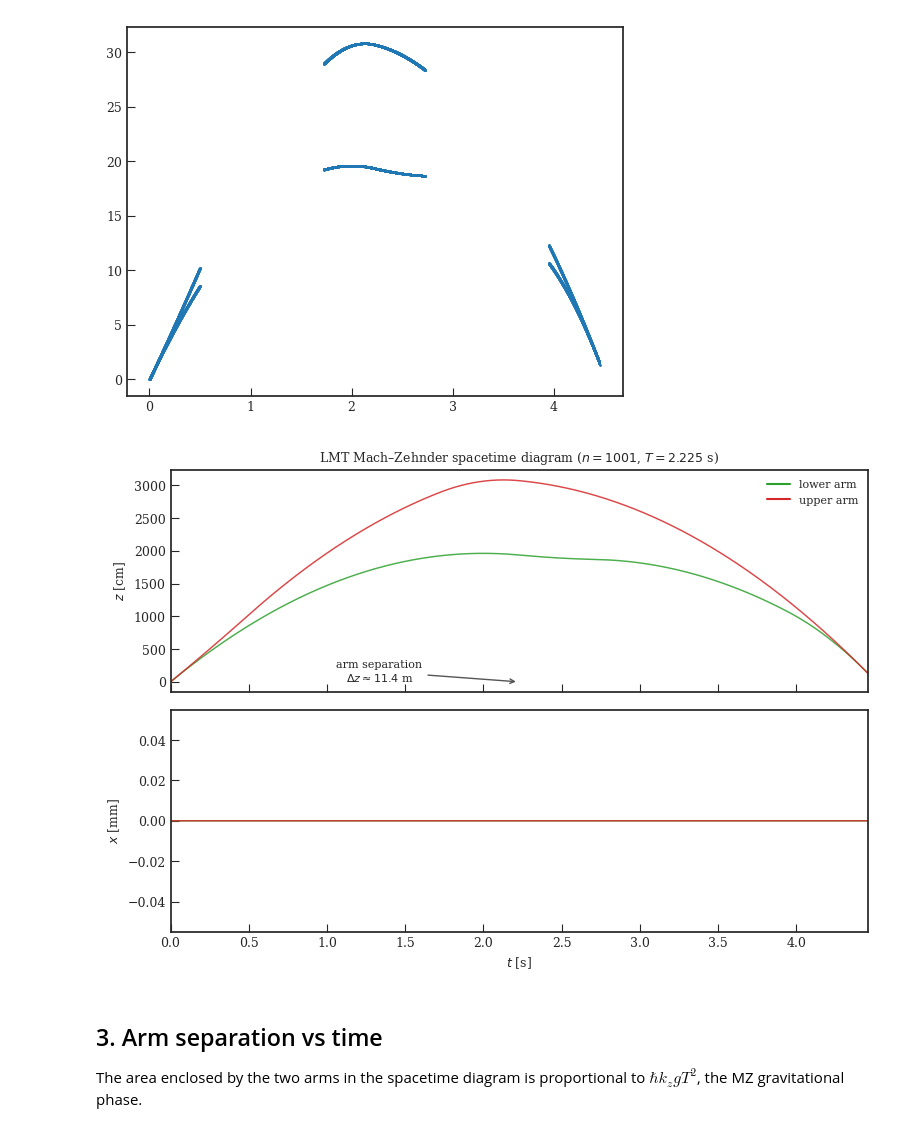
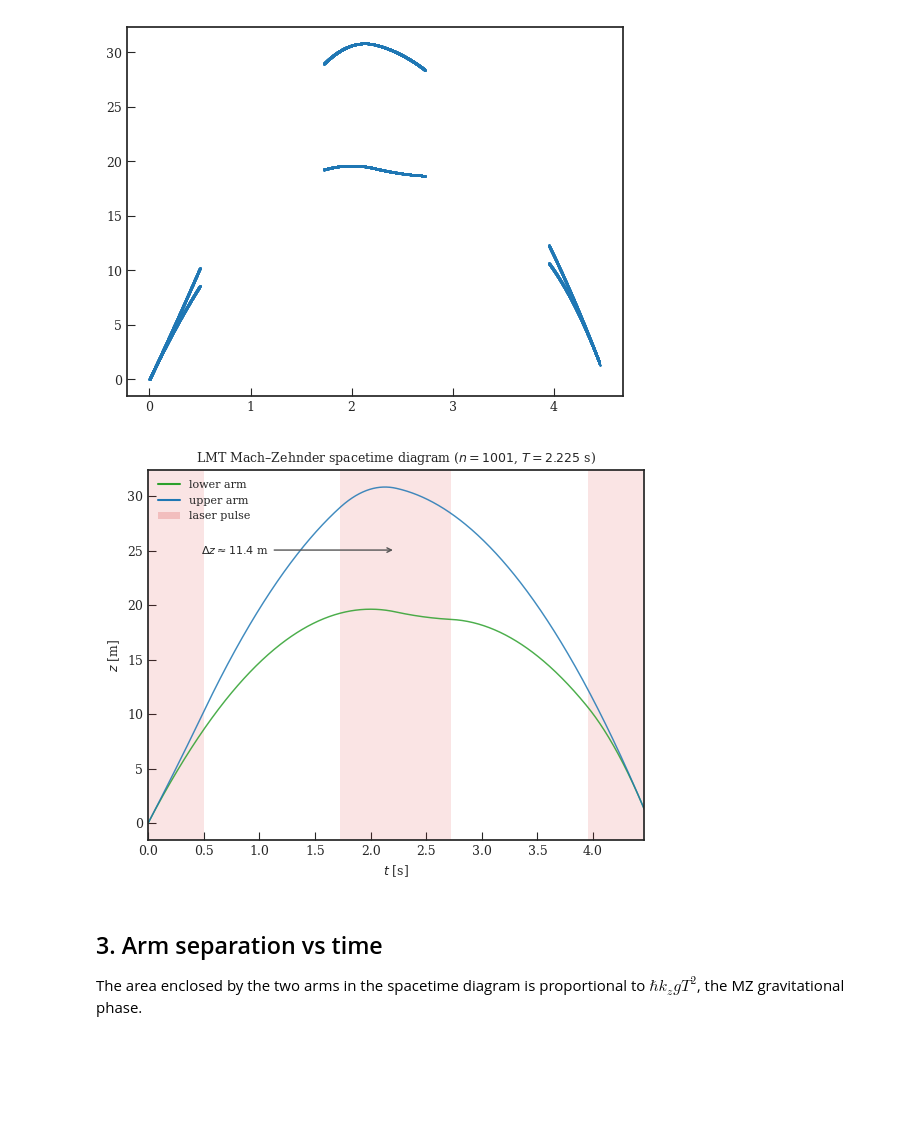
Before and after one commit to noammouelle/aispy, a Jupyter notebook: examples/example_trajectory.ipynb, the cells around one changed output. Cells and saved outputs as stored; diff of their text form; code cells hidden in the pictures; blank space fills up the shorter version.

```diff
--- a/examples/example_trajectory.ipynb
+++ b/examples/example_trajectory.ipynb
@@ -145,19 +145,24 @@ plt.plot(record_times, traj['positions'][:, 2], '.', markersize=1)
 # %%
 # n=1001: dense LMT snapshots cover the LMT blocks; interpolation only
 # kicks in for the long free-flight intervals (dt > 5 ms threshold).
-fig, (ax_z, ax_x) = plot_trajectory(traj, figsize=(9, 6), n_interp=200,
-                                     show_pulses=True)   # too many pulses to shade
+fig, (ax_z, _) = plot_trajectory(traj, figsize=(6.4, 4.8), n_interp=200,
+                                  show_pulses=True, show_transverse=False,
+                                  z_unit='m')   # too many pulses to shade
 
-# Annotate arm separation
-ax_z.annotate(f'arm separation\n$\\Delta z \\approx {max_sep:.1f}$ m',
-              xy=(max_t, 0), xytext=(max_t * 0.6, 5),
+# Annotate arm separation, pointing at the actual mid-point between the
+# two arms at the moment of max separation.
+si_max = int(np.argmin(np.abs(snap_times - max_t)))
+zs_max = positions[snap_idx == si_max, 2]
+z_mid  = (zs_max.max() + zs_max.min()) / 2
+ax_z.annotate(f'$\\Delta z \\approx {max_sep:.1f}$ m',
+              xy=(max_t, z_mid), xytext=(max_t * 0.35, z_mid),
               arrowprops=dict(arrowstyle='->', color='#555'),
-              fontsize=8, ha='center')
+              fontsize=8, ha='center', va='center')
 ax_z.set_title(f'LMT Mach–Zehnder spacetime diagram ($n=1001$, $T=2.225$ s)', fontsize=9)
 plt.savefig('trajectory_n1001_spacetime.png', bbox_inches='tight')
 plt.show()
 # %% [output]
-[figure, old version]
+[figure, new version]
 # %% [markdown]
 ## 3. Arm separation vs time
 
```
Also changed, not shown: 2 other files.
